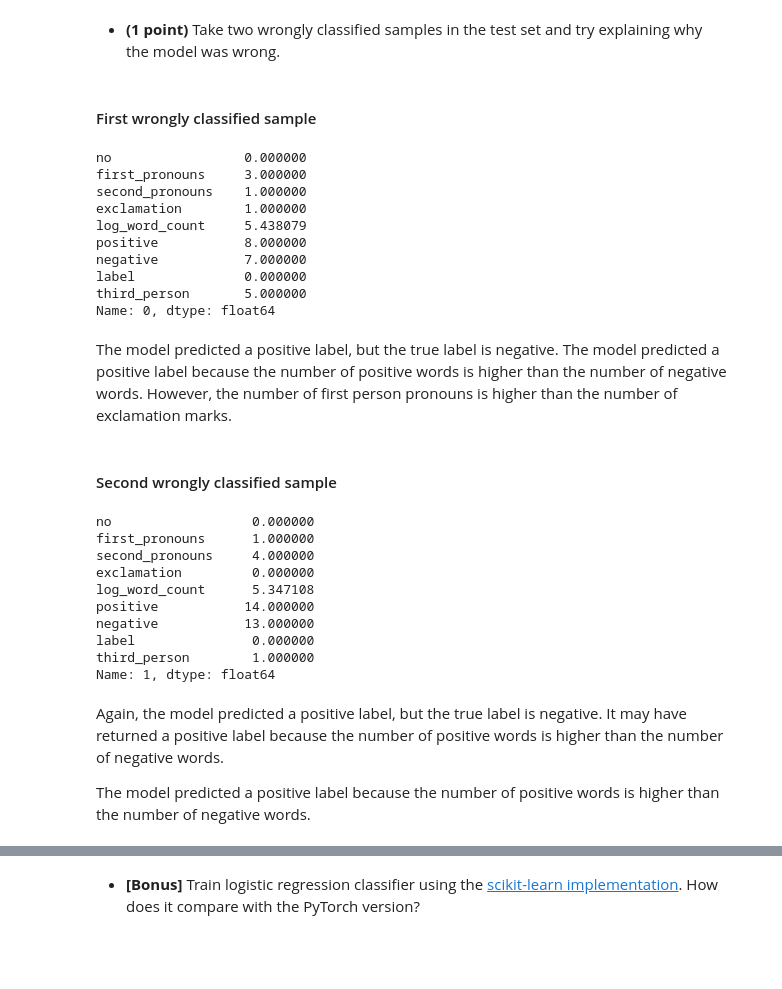
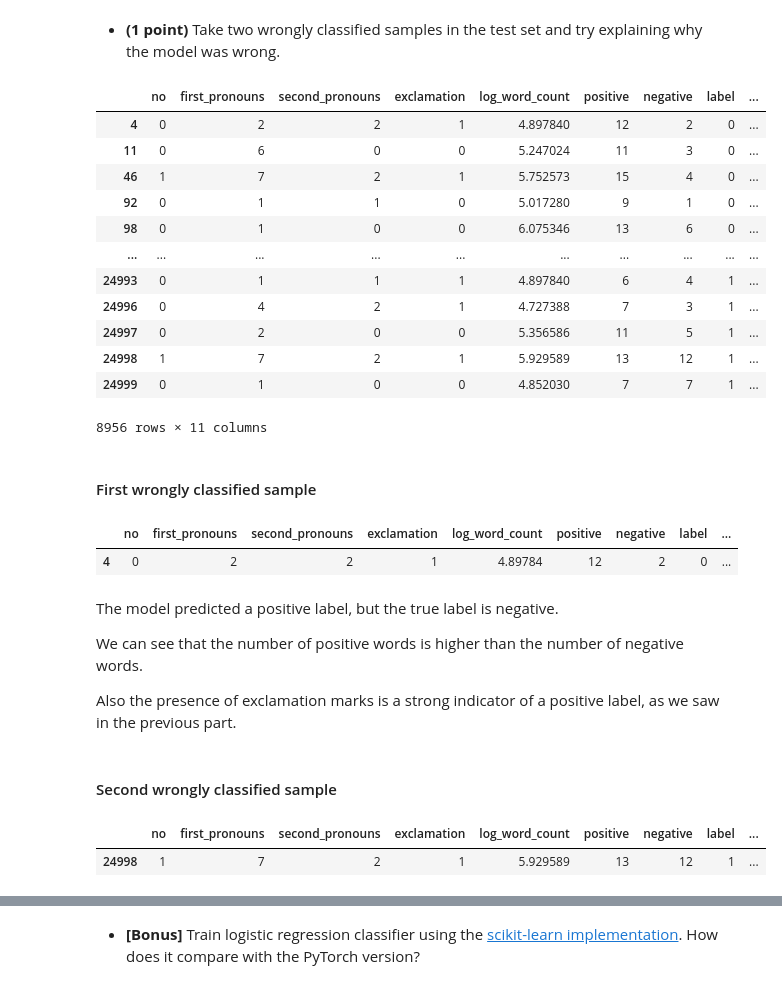
Before and after one commit to Bast-94/NLP-2023, a Jupyter notebook: lab03/lab03.ipynb, the cells around one changed output, grey strips where cells are left out. Drawn from its saved outputs; the diff is of its cells as text; code cells hidden in the pictures; blank space fills up the shorter version.

Commit message:
improved question on the missclasified samples in test dataset

```diff
--- a/lab03/lab03.ipynb
+++ b/lab03/lab03.ipynb
@@ -183,44 +185,46 @@ The strength of the L2 penalty is controlled by the lambda hyperparameter. Incre
 However, it is important to choose an appropriate value of lambda that balances the trade-off between bias and variance, as a too strong penalty can lead to underfitting and a too weak penalty can lead to overfitting.
 # %% [markdown]
 * **(1 point)** Take two wrongly classified samples in the test set and try explaining why the model was wrong.
+# %%
+df_test_copy = df_test.copy()
+
+df_test_copy["prediction"] = model(torch.tensor(X_test.values).float()).detach().numpy()
+df_test_copy["prediction"] = df_test_copy["prediction"].apply(lambda x: 1 if x > 0.5 else 0)
+df_test_copy["wrongly_classified"] = df_test_copy["prediction"] != df_test_copy["label"]
+df_test_copy[df_test_copy["wrongly_classified"]]
+# %% [output]
+|  | no | first_pronouns | second_pronouns | exclamation | log_word_count | positive | negative | label | ... |
+| 4 | 0 | 2 | 2 | 1 | 4.897840 | 12 | 2 | 0 | ... |
+| 11 | 0 | 6 | 0 | 0 | 5.247024 | 11 | 3 | 0 | ... |
+| 46 | 1 | 7 | 2 | 1 | 5.752573 | 15 | 4 | 0 | ... |
+| 92 | 0 | 1 | 1 | 0 | 5.017280 | 9 | 1 | 0 | ... |
+| 98 | 0 | 1 | 0 | 0 | 6.075346 | 13 | 6 | 0 | ... |
+| ... | ... | ... | ... | ... | ... | ... | ... | ... | ... |
+| 24993 | 0 | 1 | 1 | 1 | 4.897840 | 6 | 4 | 1 | ... |
+| 24996 | 0 | 4 | 2 | 1 | 4.727388 | 7 | 3 | 1 | ... |
+| 24997 | 0 | 2 | 0 | 0 | 5.356586 | 11 | 5 | 1 | ... |
+| 24998 | 1 | 7 | 2 | 1 | 5.929589 | 13 | 12 | 1 | ... |
+| 24999 | 0 | 1 | 0 | 0 | 4.852030 | 7 | 7 | 1 | ... |
+8956 rows × 11 columns
 # %% [markdown]
 #### First wrongly classified sample
 # %%
 # First wrong prediction
-print(df_test.iloc[0])
+df_test_copy[df_test_copy["wrongly_classified"]].head(1)
 # %% [output]
-no                 0.000000
-first_pronouns     3.000000
-second_pronouns    1.000000
-exclamation        1.000000
-log_word_count     5.438079
-positive           8.000000
-negative           7.000000
-label              0.000000
-third_person       5.000000
-Name: 0, dtype: float64
+|  | no | first_pronouns | second_pronouns | exclamation | log_word_count | positive | negative | label | ... |
+| 4 | 0 | 2 | 2 | 1 | 4.89784 | 12 | 2 | 0 | ... |
 # %% [markdown]
 The model predicted a positive label, but the true label is negative.
-The model predicted a positive label because the number of positive words is higher than the number of negative words.
-However, the number of first person pronouns is higher than the number of exclamation marks.
+
+We can see that the number of positive words is higher than the number of negative words.
+
+Also the presence of exclamation marks is a strong indicator of a positive label, as we saw in the previous part.
 # %% [markdown]
 #### Second wrongly classified sample
 # %%
 # Second wrong prediction
-print(df_test.iloc[1])
+df_test_copy[df_test_copy["wrongly_classified"]][-2:-1]
 # %% [output]
-no                  0.000000
-first_pronouns      1.000000
-second_pronouns     4.000000
-exclamation         0.000000
-log_word_count      5.347108
-positive           14.000000
-negative           13.000000
-label               0.000000
-third_person        1.000000
-Name: 1, dtype: float64
+|  | no | first_pronouns | second_pronouns | exclamation | log_word_count | positive | negative | label | ... |
+| 24998 | 1 | 7 | 2 | 1 | 5.929589 | 13 | 12 | 1 | ... |
-# %% [markdown]
-Again, the model predicted a positive label, but the true label is negative.
-It may have returned a positive label because the number of positive words is higher than the number of negative words.
-
-The model predicted a positive label because the number of positive words is higher than the number of negative words.
```
Also changed, not shown: parts of 9 cells of this notebook.
